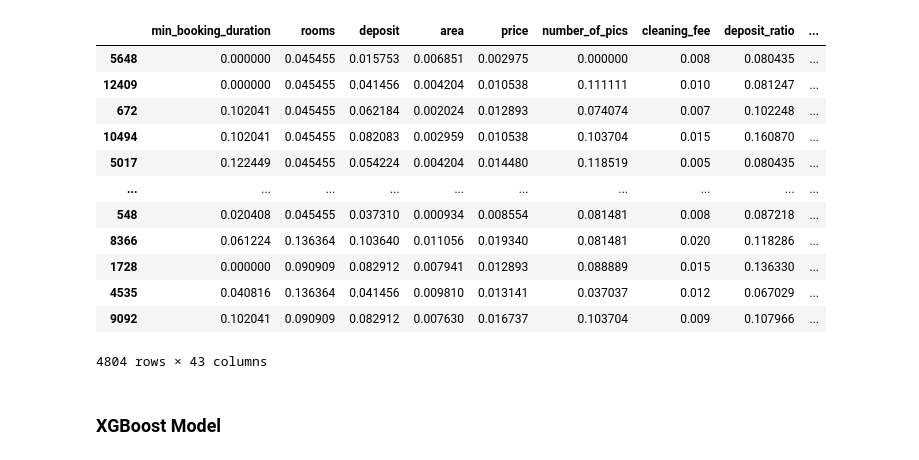
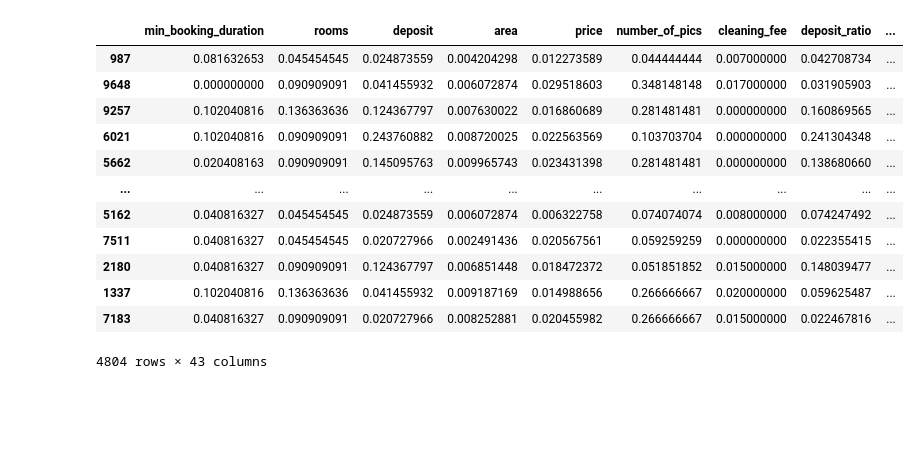
Before and after one commit to HichamKyouma/click-number-predictor, a Jupyter notebook: notebooks/modeling.ipynb, the cells around one changed output. Cells and saved outputs as stored; diff of their text form; code cells hidden in the pictures; blank space fills up the shorter version.

Commit message:
push model

```diff
--- a/notebooks/modeling.ipynb
+++ b/notebooks/modeling.ipynb
@@ -7,6 +7,8 @@ import matplotlib.pyplot as plt
 # Sklearn processing
 from sklearn.preprocessing import MinMaxScaler
 from sklearn.model_selection import train_test_split
+from sklearn.model_selection import RepeatedKFold
+from sklearn.model_selection import cross_val_score
 
 # Sklearn regression algorithms
 from sklearn.linear_model import LinearRegression
@@ -15,8 +17,9 @@ from sklearn.tree import DecisionTreeRegressor
 
 # Sklearn regression model evaluation function
 from sklearn.metrics import mean_absolute_error
-from sklearn.metrics import mean_squared_error
-from math import sqrt
+import xgboost as xgb
+
+pd.set_option('display.float_format', lambda x: '%.9f' % x)
 # %%
 click_data = pd.read_csv("../data/preprocessed_data.csv")
 # %%
@@ -34,10 +37,10 @@ X = click_data.drop("clicks", axis = 1)
 y = click_data["clicks"]
 # Rescale the data
 scaler = MinMaxScaler(feature_range=(0,1))
-#rescaledX = scaler.fit_transform(X)
+rescaledX = scaler.fit_transform(X)
 
 # Convert X back to a Pandas DataFrame, for convenience
-#X = pd.DataFrame(rescaledX, index=X.index, columns=X.columns)
+X = pd.DataFrame(rescaledX, index=X.index, columns=X.columns)
 # %%
 X.sample(5)
 # %% [output]
@@ -51,4 +54,6 @@ X.sample(5)
 # %%
 test_size = 0.33
 X_train, X_test, Y_train, Y_test = train_test_split(X, y, test_size=test_size)
+# %%
+model_xgb = xgb.XGBRegressor(n_estimators=1000, objective='count:poisson',max_depth=7, eta=0.1, subsample=0.7, colsample_bytree=0.8)
 # %%
@@ -73,23 +105,21 @@ DecisionTreeRegressor 484.6513322231474
 # %%
-predictions = models[0].predict(X_test)
+predictions = model_xgb.predict(X_test)
 df = X_test.copy()
 df['Prediction'] = predictions
 df['Actual'] = Y_test
 df["Error"] = Y_test - predictions
 df
 # %% [output]
 |  | min_booking_duration | rooms | deposit | area | price | number_of_pics | cleaning_fee | deposit_ratio | ... |
-| 5648 | 0.000000 | 0.045455 | 0.015753 | 0.006851 | 0.002975 | 0.000000 | 0.008 | 0.080435 | ... |
-| 12409 | 0.000000 | 0.045455 | 0.041456 | 0.004204 | 0.010538 | 0.111111 | 0.010 | 0.081247 | ... |
-| 672 | 0.102041 | 0.045455 | 0.062184 | 0.002024 | 0.012893 | 0.074074 | 0.007 | 0.102248 | ... |
-| 10494 | 0.102041 | 0.045455 | 0.082083 | 0.002959 | 0.010538 | 0.103704 | 0.015 | 0.160870 | ... |
-| 5017 | 0.122449 | 0.045455 | 0.054224 | 0.004204 | 0.014480 | 0.118519 | 0.005 | 0.080435 | ... |
+| 987 | 0.081632653 | 0.045454545 | 0.024873559 | 0.004204298 | 0.012273589 | 0.044444444 | 0.007000000 | 0.042708734 | ... |
+| 9648 | 0.000000000 | 0.090909091 | 0.041455932 | 0.006072874 | 0.029518603 | 0.348148148 | 0.017000000 | 0.031905903 | ... |
+| 9257 | 0.102040816 | 0.136363636 | 0.124367797 | 0.007630022 | 0.016860689 | 0.281481481 | 0.000000000 | 0.160869565 | ... |
+| 6021 | 0.102040816 | 0.090909091 | 0.243760882 | 0.008720025 | 0.022563569 | 0.103703704 | 0.000000000 | 0.241304348 | ... |
+| 5662 | 0.020408163 | 0.090909091 | 0.145095763 | 0.009965743 | 0.023431398 | 0.281481481 | 0.000000000 | 0.138680660 | ... |
 | ... | ... | ... | ... | ... | ... | ... | ... | ... | ... |
-| 548 | 0.020408 | 0.045455 | 0.037310 | 0.000934 | 0.008554 | 0.081481 | 0.008 | 0.087218 | ... |
-| 8366 | 0.061224 | 0.136364 | 0.103640 | 0.011056 | 0.019340 | 0.081481 | 0.020 | 0.118286 | ... |
-| 1728 | 0.000000 | 0.090909 | 0.082912 | 0.007941 | 0.012893 | 0.088889 | 0.015 | 0.136330 | ... |
-| 4535 | 0.040816 | 0.136364 | 0.041456 | 0.009810 | 0.013141 | 0.037037 | 0.012 | 0.067029 | ... |
-| 9092 | 0.102041 | 0.090909 | 0.082912 | 0.007630 | 0.016737 | 0.103704 | 0.009 | 0.107966 | ... |
+| 5162 | 0.040816327 | 0.045454545 | 0.024873559 | 0.006072874 | 0.006322758 | 0.074074074 | 0.008000000 | 0.074247492 | ... |
+| 7511 | 0.040816327 | 0.045454545 | 0.020727966 | 0.002491436 | 0.020567561 | 0.059259259 | 0.000000000 | 0.022355415 | ... |
+| 2180 | 0.040816327 | 0.090909091 | 0.124367797 | 0.006851448 | 0.018472372 | 0.051851852 | 0.015000000 | 0.148039477 | ... |
+| 1337 | 0.102040816 | 0.136363636 | 0.041455932 | 0.009187169 | 0.014988656 | 0.266666667 | 0.020000000 | 0.059625487 | ... |
+| 7183 | 0.040816327 | 0.090909091 | 0.020727966 | 0.008252881 | 0.020455982 | 0.266666667 | 0.015000000 | 0.022467816 | ... |
 4804 rows × 43 columns
-# %% [markdown]
-### XGBoost Model
```
Also changed, not shown: parts of 15 cells of this notebook, 1 other file.
